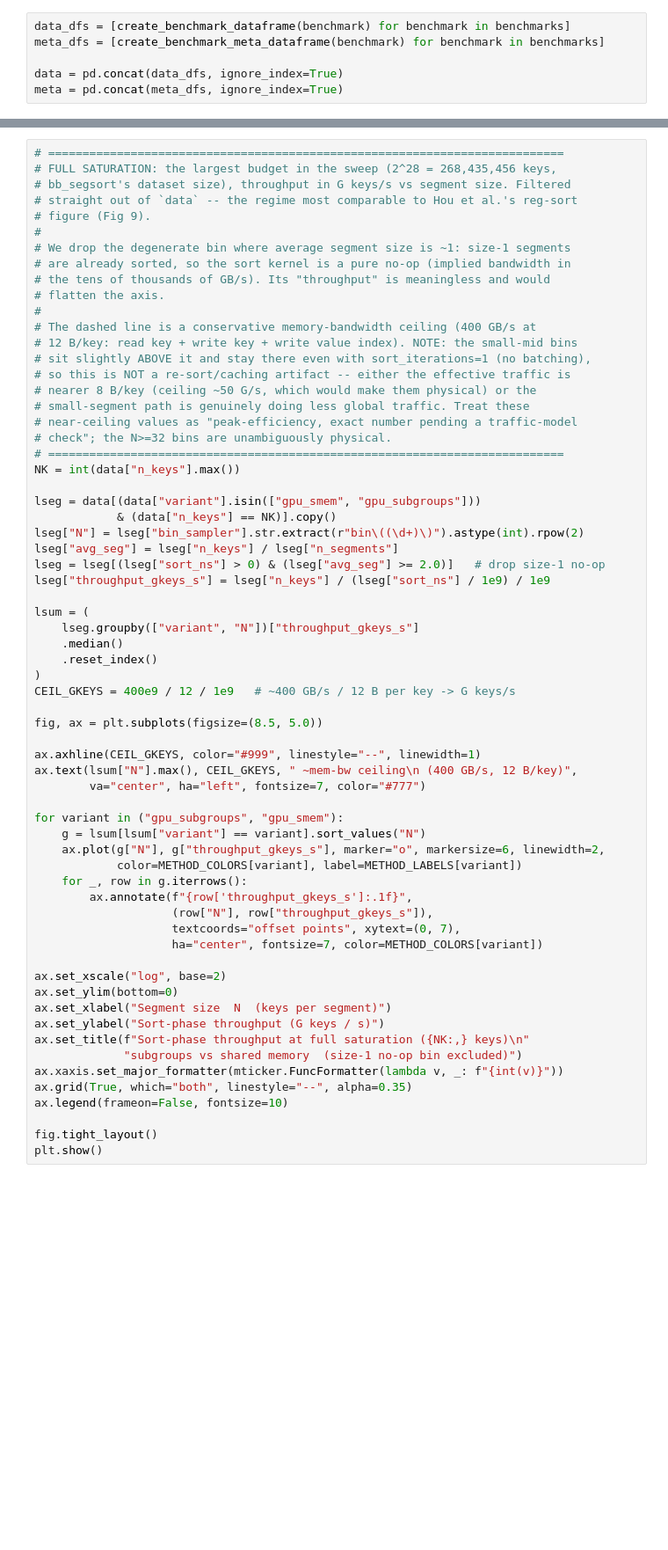
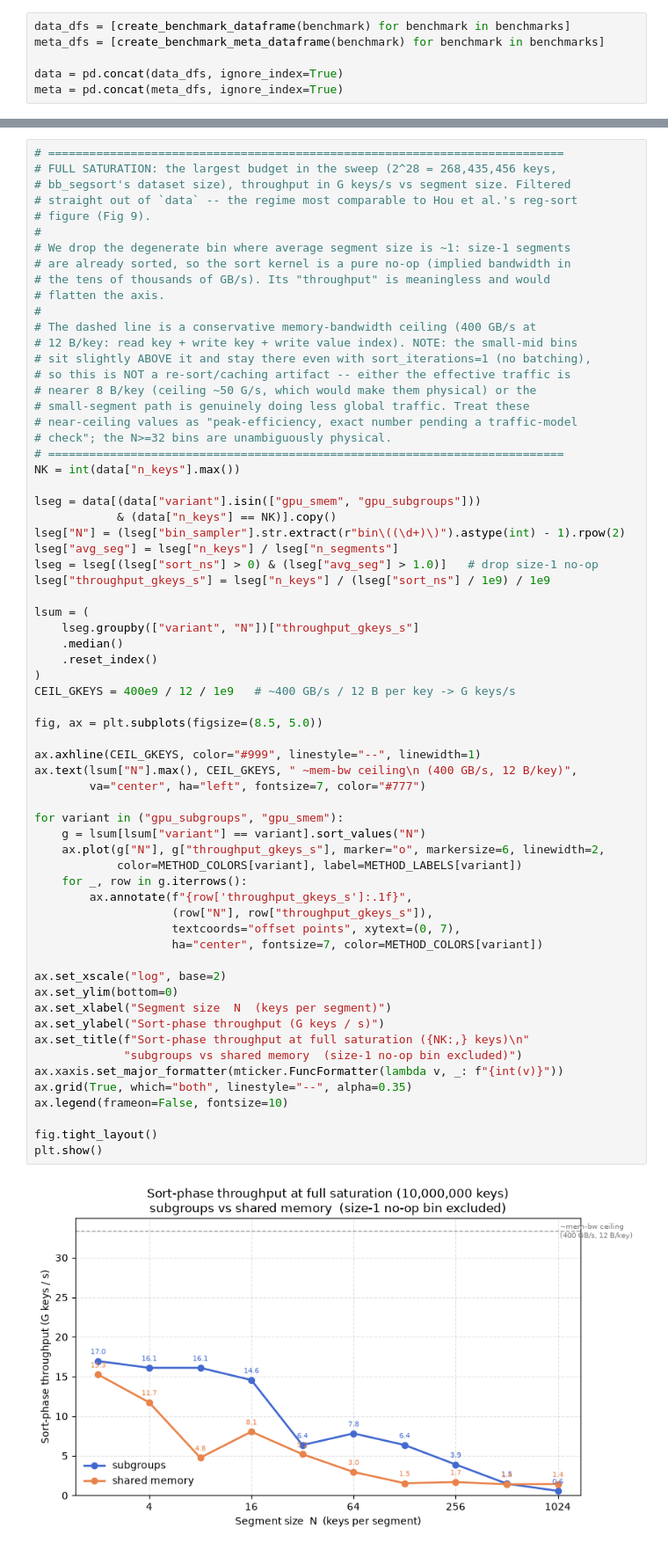
Before and after one commit to hollinwilkins/wb_segsort, a Jupyter notebook: notebooks/experiment2.ipynb, the cells around one changed output, grey strips where cells are left out. Shown at 88% size. Saved outputs shown, nothing was run; the diff lists cells and outputs as text; blank space fills up the shorter version.

```diff
--- a/notebooks/experiment2.ipynb
+++ b/notebooks/experiment2.ipynb
@@ -525,9 +530,9 @@ NK = int(data["n_keys"].max())
 
 lseg = data[(data["variant"].isin(["gpu_smem", "gpu_subgroups"]))
             & (data["n_keys"] == NK)].copy()
-lseg["N"] = lseg["bin_sampler"].str.extract(r"bin\((\d+)\)").astype(int).rpow(2)
+lseg["N"] = (lseg["bin_sampler"].str.extract(r"bin\((\d+)\)").astype(int) - 1).rpow(2)
 lseg["avg_seg"] = lseg["n_keys"] / lseg["n_segments"]
-lseg = lseg[(lseg["sort_ns"] > 0) & (lseg["avg_seg"] >= 2.0)]   # drop size-1 no-op
+lseg = lseg[(lseg["sort_ns"] > 0) & (lseg["avg_seg"] > 1.0)]   # drop size-1 no-op
 lseg["throughput_gkeys_s"] = lseg["n_keys"] / (lseg["sort_ns"] / 1e9) / 1e9
 
 lsum = (
@@ -538,30 +543,32 @@ lsum = (
 CEIL_GKEYS = 400e9 / 12 / 1e9   # ~400 GB/s / 12 B per key -> G keys/s
 
 fig, ax = plt.subplots(figsize=(8.5, 5.0))
 
 ax.axhline(CEIL_GKEYS, color="#999", linestyle="--", linewidth=1)
 ax.text(lsum["N"].max(), CEIL_GKEYS, " ~mem-bw ceiling\n (400 GB/s, 12 B/key)",
         va="center", ha="left", fontsize=7, color="#777")
 
 for variant in ("gpu_subgroups", "gpu_smem"):
     g = lsum[lsum["variant"] == variant].sort_values("N")
     ax.plot(g["N"], g["throughput_gkeys_s"], marker="o", markersize=6, linewidth=2,
             color=METHOD_COLORS[variant], label=METHOD_LABELS[variant])
     for _, row in g.iterrows():
         ax.annotate(f"{row['throughput_gkeys_s']:.1f}",
                     (row["N"], row["throughput_gkeys_s"]),
                     textcoords="offset points", xytext=(0, 7),
                     ha="center", fontsize=7, color=METHOD_COLORS[variant])
 
 ax.set_xscale("log", base=2)
 ax.set_ylim(bottom=0)
 ax.set_xlabel("Segment size  N  (keys per segment)")
 ax.set_ylabel("Sort-phase throughput (G keys / s)")
 ax.set_title(f"Sort-phase throughput at full saturation ({NK:,} keys)\n"
              "subgroups vs shared memory  (size-1 no-op bin excluded)")
 ax.xaxis.set_major_formatter(mticker.FuncFormatter(lambda v, _: f"{int(v)}"))
 ax.grid(True, which="both", linestyle="--", alpha=0.35)
 ax.legend(frameon=False, fontsize=10)
 
 fig.tight_layout()
 plt.show()
+# %% [output]
+[figure, added]
```
Also changed, not shown: parts of 9 cells of this notebook, 9 other files.
